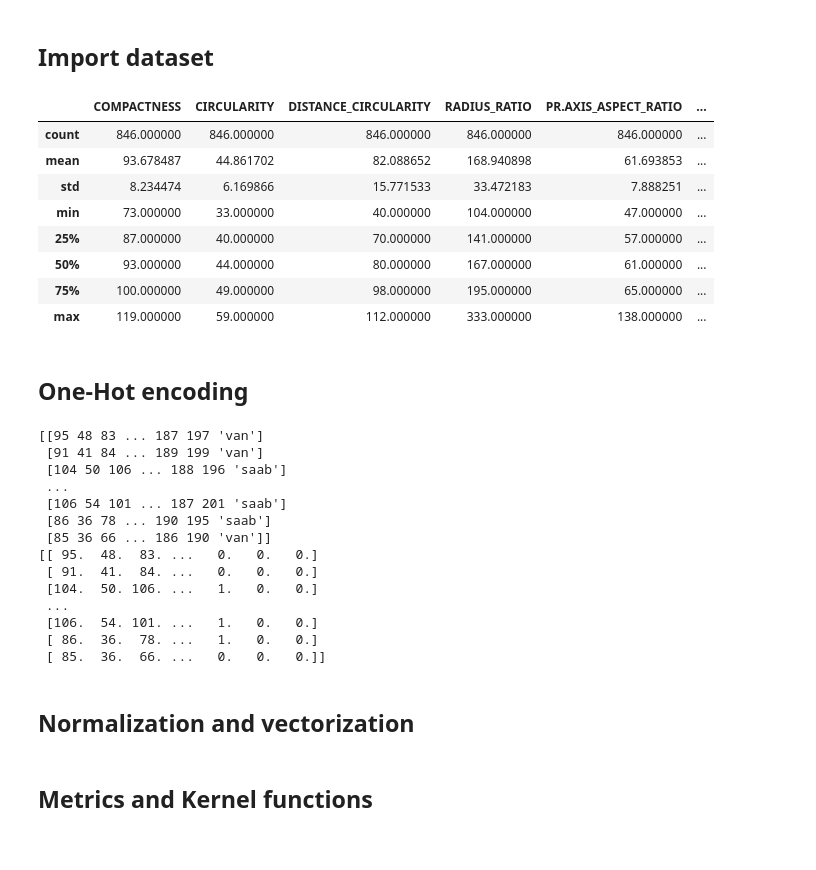
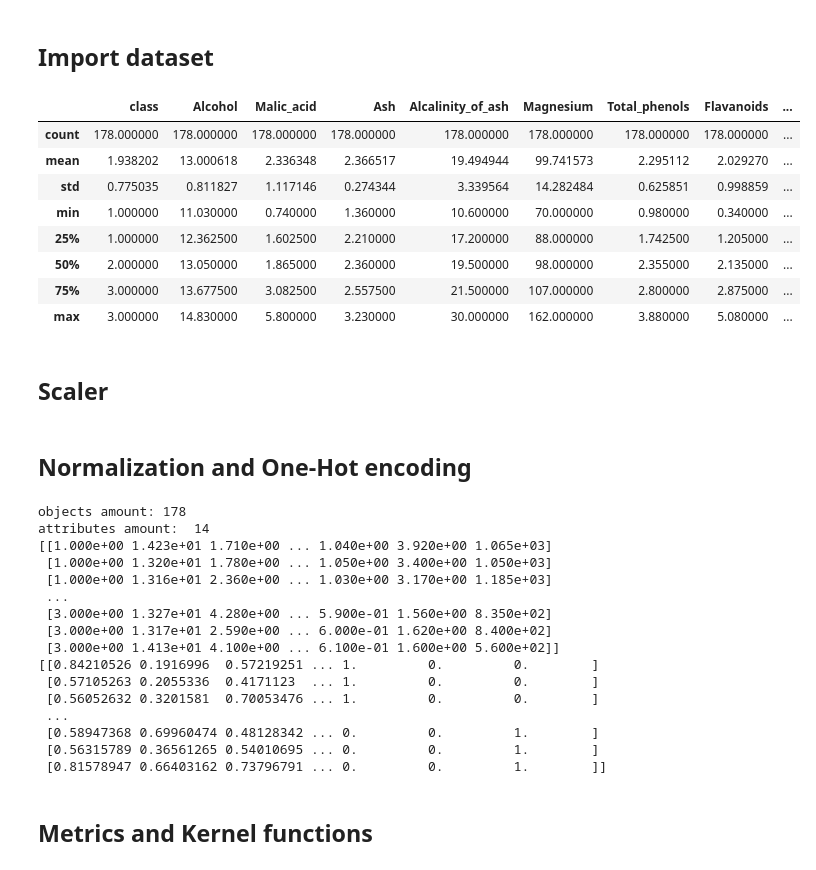
Before and after one commit to DubKoldun/university-courses, a Jupyter notebook: MachineLearning/kNN/knn.ipynb, the cells around one changed output. Saved outputs shown, nothing was run; the diff lists cells and outputs as text; code cells hidden in the pictures.

```diff
--- a/MachineLearning/kNN/knn.ipynb
+++ b/MachineLearning/kNN/knn.ipynb
@@ -5,16 +5,19 @@
 # %%
 import pandas as pd
 import numpy as np
 
-dataset = pd.read_csv('/home/vutaliy/Downloads/dataset_54_vehicle.csv')
+dataset = pd.read_csv('/home/vutaliy/Downloads/dataset_191_wine.csv')
+# dataset = pd.read_csv('/home/vutaliy/Downloads/dataset_54_vehicle.csv')
 dataset.describe()
 # %% [output]
-|  | COMPACTNESS | CIRCULARITY | DISTANCE_CIRCULARITY | RADIUS_RATIO | PR.AXIS_ASPECT_RATIO | ... |
-| count | 846.000000 | 846.000000 | 846.000000 | 846.000000 | 846.000000 | ... |
-| mean | 93.678487 | 44.861702 | 82.088652 | 168.940898 | 61.693853 | ... |
-| std | 8.234474 | 6.169866 | 15.771533 | 33.472183 | 7.888251 | ... |
-| min | 73.000000 | 33.000000 | 40.000000 | 104.000000 | 47.000000 | ... |
-| 25% | 87.000000 | 40.000000 | 70.000000 | 141.000000 | 57.000000 | ... |
-| 50% | 93.000000 | 44.000000 | 80.000000 | 167.000000 | 61.000000 | ... |
-| 75% | 100.000000 | 49.000000 | 98.000000 | 195.000000 | 65.000000 | ... |
-| max | 119.000000 | 59.000000 | 112.000000 | 333.000000 | 138.000000 | ... |
+|  | class | Alcohol | Malic_acid | Ash | Alcalinity_of_ash | Magnesium | Total_phenols | Flavanoids | ... |
+| count | 178.000000 | 178.000000 | 178.000000 | 178.000000 | 178.000000 | 178.000000 | 178.000000 | 178.000000 | ... |
+| mean | 1.938202 | 13.000618 | 2.336348 | 2.366517 | 19.494944 | 99.741573 | 2.295112 | 2.029270 | ... |
+| std | 0.775035 | 0.811827 | 1.117146 | 0.274344 | 3.339564 | 14.282484 | 0.625851 | 0.998859 | ... |
+| min | 1.000000 | 11.030000 | 0.740000 | 1.360000 | 10.600000 | 70.000000 | 0.980000 | 0.340000 | ... |
+| 25% | 1.000000 | 12.362500 | 1.602500 | 2.210000 | 17.200000 | 88.000000 | 1.742500 | 1.205000 | ... |
+| 50% | 2.000000 | 13.050000 | 1.865000 | 2.360000 | 19.500000 | 98.000000 | 2.355000 | 2.135000 | ... |
+| 75% | 3.000000 | 13.677500 | 3.082500 | 2.557500 | 21.500000 | 107.000000 | 2.800000 | 2.875000 | ... |
+| max | 3.000000 | 14.830000 | 5.800000 | 3.230000 | 30.000000 | 162.000000 | 3.880000 | 5.080000 | ... |
+# %% [markdown]
+## Scaler
@@ -21,38 +39,59 @@ dataset.describe()
 # %% [markdown]
-## One-Hot encoding
+## Normalization and One-Hot encoding
 # %%
+from sklearn.preprocessing import MinMaxScaler
+
 default_objects = dataset.to_numpy()
 
-main_attribute = pd.unique(dataset['Class']) # get main attribute values
+main_attribute = pd.unique(dataset['class']) # get main attribute values
+# main_attribute = pd.unique(dataset['Сlass']) # get main attribute values
+
 objects_amount, attributes_amount = dataset.shape # get objects and attributes amounts
 
 zeros = np.zeros(objects_amount) # create zeros matrix with main_attribute size
 for i in range(len(main_attribute)-1):
     zeros = np.c_[zeros, np.zeros(objects_amount)]
 
-objects = dataset.iloc[:, :attributes_amount-1].to_numpy() # slice before main attribute and convert to numpy
+objects = dataset.iloc[:, 1:].to_numpy() # slice before main attribute and convert to numpy
+# objects = dataset.iloc[:, :attributes_amount-1].to_numpy() # slice before main attribute and convert to numpy\n",
+
+# my scaler
+min_max(objects, attributes_amount)
+
+# sklearn scaler
+# scaler = MinMaxScaler()
+# scaler.fit(objects)
+# objects = scaler.transform(objects)
+
+print("objects amount:", objects_amount)
+print("attributes amount: ", attributes_amount)
+
 objects = np.c_[objects, zeros] # create matrix with new attributes
 main_attribute = { main_attribute[i] : i for i in range(len(main_attribute) ) } # define main_attribute as dict
 
+
 for i in range(objects_amount): # convert main attribute to several attributes
-    objects[i][attributes_amount - 1 + main_attribute[default_objects[i][attributes_amount - 1]]] = 1
+    objects[i][attributes_amount - 1 + main_attribute[default_objects[i][0]]] = 1
+    # objects[i][attributes_amount - 1 + main_attribute[default_objects[i][attributes_amount - 1]]] = 1
+
 
 print(default_objects)
 print(objects)
+print(main_attribute)
 # %% [output]
-[[95 48 83 ... 187 197 'van']
- [91 41 84 ... 189 199 'van']
- [104 50 106 ... 188 196 'saab']
+objects amount: 178
+attributes amount:  14
+[[1.000e+00 1.423e+01 1.710e+00 ... 1.040e+00 3.920e+00 1.065e+03]
+ [1.000e+00 1.320e+01 1.780e+00 ... 1.050e+00 3.400e+00 1.050e+03]
+ [1.000e+00 1.316e+01 2.360e+00 ... 1.030e+00 3.170e+00 1.185e+03]
  ...
- [106 54 101 ... 187 201 'saab']
- [86 36 78 ... 190 195 'saab']
- [85 36 66 ... 186 190 'van']]
-[[ 95.  48.  83. ...   0.   0.   0.]
- [ 91.  41.  84. ...   0.   0.   0.]
- [104.  50. 106. ...   1.   0.   0.]
+ [3.000e+00 1.327e+01 4.280e+00 ... 5.900e-01 1.560e+00 8.350e+02]
+ [3.000e+00 1.317e+01 2.590e+00 ... 6.000e-01 1.620e+00 8.400e+02]
+ [3.000e+00 1.413e+01 4.100e+00 ... 6.100e-01 1.600e+00 5.600e+02]]
+[[0.84210526 0.1916996  0.57219251 ... 1.         0.         0.        ]
+ [0.57105263 0.2055336  0.4171123  ... 1.         0.         0.        ]
+ [0.56052632 0.3201581  0.70053476 ... 1.         0.         0.        ]
  ...
- [106.  54. 101. ...   1.   0.   0.]
- [ 86.  36.  78. ...   1.   0.   0.]
- [ 85.  36.  66. ...   0.   0.   0.]]
+ [0.58947368 0.69960474 0.48128342 ... 0.         0.         1.        ]
+ [0.56315789 0.36561265 0.54010695 ... 0.         0.         1.        ]
+ [0.81578947 0.66403162 0.73796791 ... 0.         0.         1.        ]]
-# %% [markdown]
-## Normalization and vectorization
```
Also changed, not shown: parts of 20 cells of this notebook.
